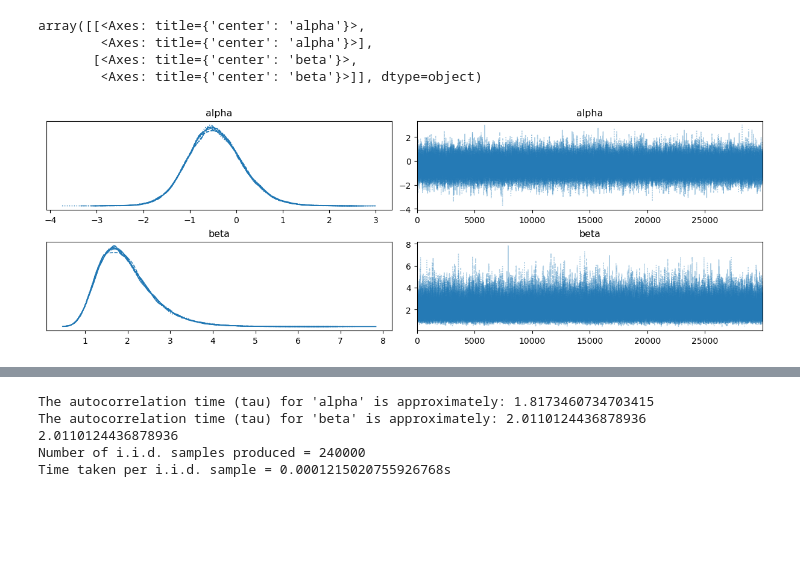
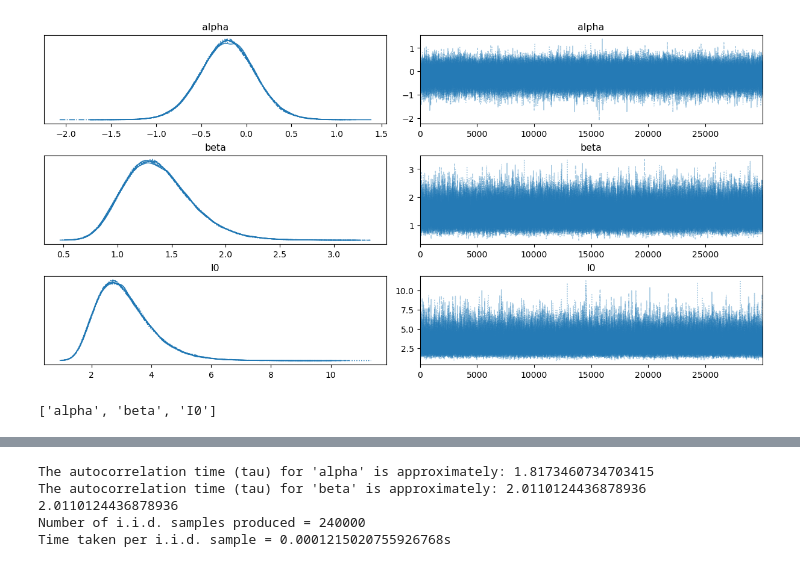
Before and after one commit to MaxTalberg/The-Lighthouse-Problem, a Jupyter notebook: src/CW_pymc.ipynb, the cells around one changed output, grey strips where cells are left out. Saved outputs shown, nothing was run; the diff lists cells and outputs as text; code cells hidden in the pictures; blank space fills up the shorter version.

Commit message:
updated plots

```diff
--- a/src/CW_pymc.ipynb
+++ b/src/CW_pymc.ipynb
@@ -54,0 +20,12 @@ Sampling 8 chains for 800 tune and 30_000 draw iterations (6_400 + 240_000 draws
+# %%
+# Read and prepare the data
+x_observed, I_observed = read_and_prepare_data('lighthouse_flash_data.txt')
+
+# Read the configuration file
+model_params, sampling_params = read_config('parameters.ini')
+
+# Define the models
+model_x = define_model_x(x_observed, **model_params)
+model_xi = define_model_xi(x_observed, I_observed, **model_params)
+# %%
+trace_x = sample_model(model_xi, **sampling_params)
@@ -55,8 +38,5 @@ Sampling 8 chains for 800 tune and 30_000 draw iterations (6_400 + 240_000 draws
 # %%
-az.plot_trace(trace)
+az.plot_trace(trace_x)
+plt.show()
 # %% [output]
-array([[<Axes: title={'center': 'alpha'}>,
-        <Axes: title={'center': 'alpha'}>],
-       [<Axes: title={'center': 'beta'}>,
-        <Axes: title={'center': 'beta'}>]], dtype=object)
-[figure, old version]
+[figure, new version]
@@ -62,0 +45,4 @@ array([[<Axes: title={'center': 'alpha'}>,
+# %%
+var_names
+# %% [output]
+['alpha', 'beta', 'I0']
```
Also changed, not shown: parts of 16 cells of this notebook, 3 other files.
